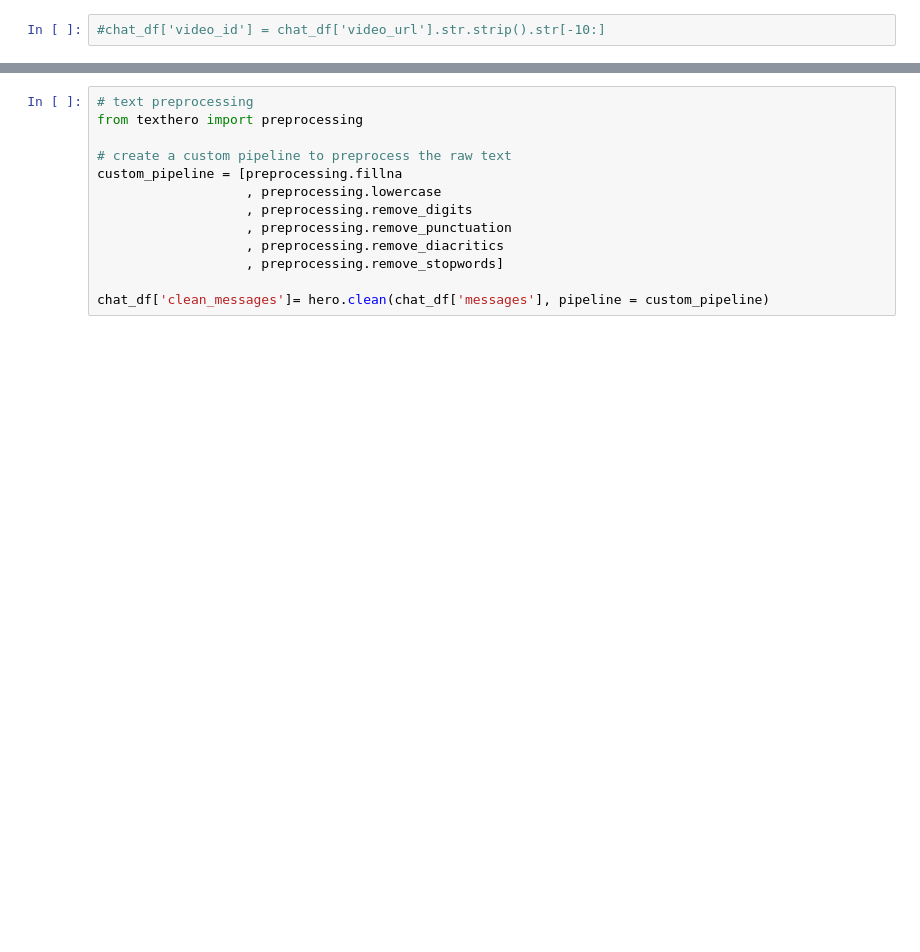
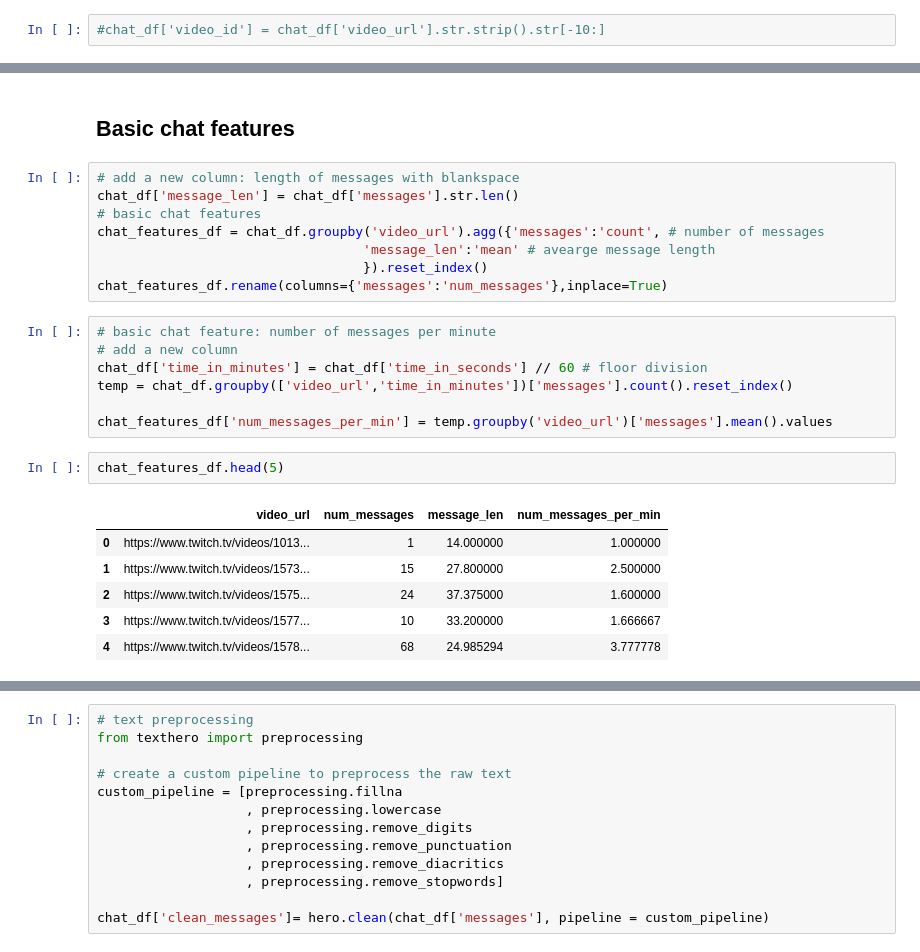
Before and after one commit to pearl-yu/twitch_project, a Jupyter notebook: independent_variable_chat_exploration.ipynb, the cells around one changed output, grey strips where cells are left out. Drawn from its saved outputs; the diff is of its cells as text; blank space fills up the shorter version.

```diff
--- a/independent_variable_chat_exploration.ipynb
+++ b/independent_variable_chat_exploration.ipynb
@@ -52,2 +45,28 @@ min          1.000000
 max      20000.000000
 Name: messages, dtype: float64
+# %% [markdown]
+## Basic chat features
+# %%
+# add a new column: length of messages with blankspace
+chat_df['message_len'] = chat_df['messages'].str.len()
+# basic chat features
+chat_features_df = chat_df.groupby('video_url').agg({'messages':'count', # number of messages
+                                  'message_len':'mean' # avearge message length
+                                  }).reset_index()
+chat_features_df.rename(columns={'messages':'num_messages'},inplace=True)
+# %%
+# basic chat feature: number of messages per minute
+# add a new column
+chat_df['time_in_minutes'] = chat_df['time_in_seconds'] // 60 # floor division
+temp = chat_df.groupby(['video_url','time_in_minutes'])['messages'].count().reset_index()
+
+chat_features_df['num_messages_per_min'] = temp.groupby('video_url')['messages'].mean().values
+# %%
+chat_features_df.head(5)
+# %% [output]
+|  | video_url | num_messages | message_len | num_messages_per_min |
+| 0 | https://www.twitch.tv/videos/1013... | 1 | 14.000000 | 1.000000 |
+| 1 | https://www.twitch.tv/videos/1573... | 15 | 27.800000 | 2.500000 |
+| 2 | https://www.twitch.tv/videos/1575... | 24 | 37.375000 | 1.600000 |
+| 3 | https://www.twitch.tv/videos/1577... | 10 | 33.200000 | 1.666667 |
+| 4 | https://www.twitch.tv/videos/1578... | 68 | 24.985294 | 3.777778 |
```
Also changed, not shown: parts of 23 cells of this notebook.
